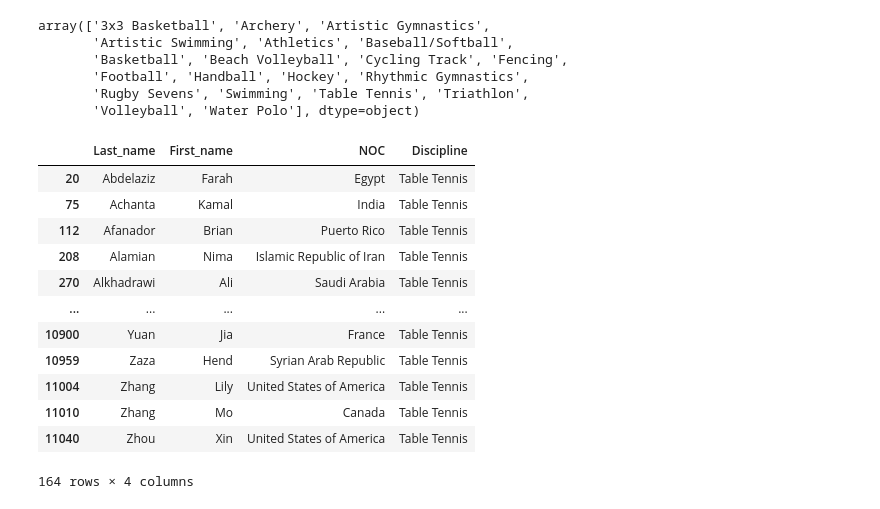
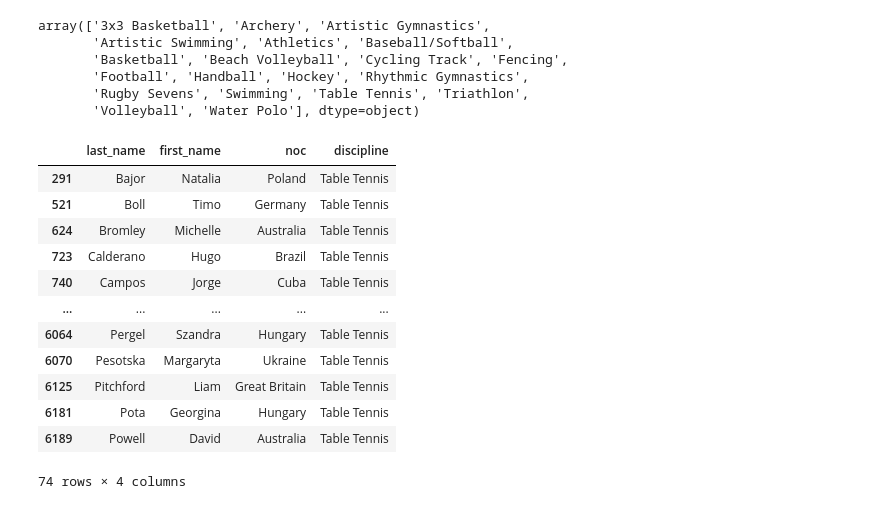
Before and after one commit to BankeUCI/Project_2, a Jupyter notebook: GalynaM/extract_transf.ipynb, the cells around one changed output. Cells and saved outputs as stored; diff of their text form; code cells hidden in the pictures.

```diff
--- a/GalynaM/extract_transf.ipynb
+++ b/GalynaM/extract_transf.ipynb
@@ -120,0 +216,5 @@ athletes
+# %%
+# Change column noc to country_id in athletes and its corresponding values
+for index, row in countries.iterrows():
+    athletes.loc[athletes['noc']==row["country_name"], 'noc'] = index
+athletes
@@ -120,0 +235,3 @@ athletes
+# %%
+athletes.rename(columns={'noc':'country_id'}, inplace = True)
+athletes
@@ -120,0 +252,3 @@ athletes
+# %%
+athletes.index.name='athlete_id'
+athletes
@@ -120,0 +270,5 @@ athletes
+# %%
+# Change column discipline to discipline_id in athletes and its corresponding values
+for index, row in disciplines.iterrows():
+    athletes.loc[athletes['discipline']==row["discipline_name"], 'discipline'] = index
+athletes
@@ -258,20 +517,20 @@ array(['3x3 Basketball', 'Archery', 'Artistic Gymnastics',
        'Rugby Sevens', 'Swimming', 'Table Tennis', 'Triathlon',
        'Volleyball', 'Water Polo'], dtype=object)
 # %%
-a1 = all_athl.loc[all_athl["Discipline"]=="Table Tennis"]
+a1 = athletes.loc[athletes["discipline"]=="Table Tennis"]
 a1
 # %% [output]
-|  | Last_name | First_name | NOC | Discipline |
-| 20 | Abdelaziz | Farah | Egypt | Table Tennis |
-| 75 | Achanta | Kamal | India | Table Tennis |
-| 112 | Afanador | Brian | Puerto Rico | Table Tennis |
-| 208 | Alamian | Nima | Islamic Republic of Iran | Table Tennis |
-| 270 | Alkhadrawi | Ali | Saudi Arabia | Table Tennis |
+|  | last_name | first_name | noc | discipline |
+| 291 | Bajor | Natalia | Poland | Table Tennis |
+| 521 | Boll | Timo | Germany | Table Tennis |
+| 624 | Bromley | Michelle | Australia | Table Tennis |
+| 723 | Calderano | Hugo | Brazil | Table Tennis |
+| 740 | Campos | Jorge | Cuba | Table Tennis |
 | ... | ... | ... | ... | ... |
-| 10900 | Yuan | Jia | France | Table Tennis |
-| 10959 | Zaza | Hend | Syrian Arab Republic | Table Tennis |
-| 11004 | Zhang | Lily | United States of America | Table Tennis |
-| 11010 | Zhang | Mo | Canada | Table Tennis |
-| 11040 | Zhou | Xin | United States of America | Table Tennis |
+| 6064 | Pergel | Szandra | Hungary | Table Tennis |
+| 6070 | Pesotska | Margaryta | Ukraine | Table Tennis |
+| 6125 | Pitchford | Liam | Great Britain | Table Tennis |
+| 6181 | Pota | Georgina | Hungary | Table Tennis |
+| 6189 | Powell | David | Australia | Table Tennis |
-164 rows × 4 columns
+74 rows × 4 columns
 # %%
```
Also changed, not shown: parts of 30 cells of this notebook, 5 other files.
